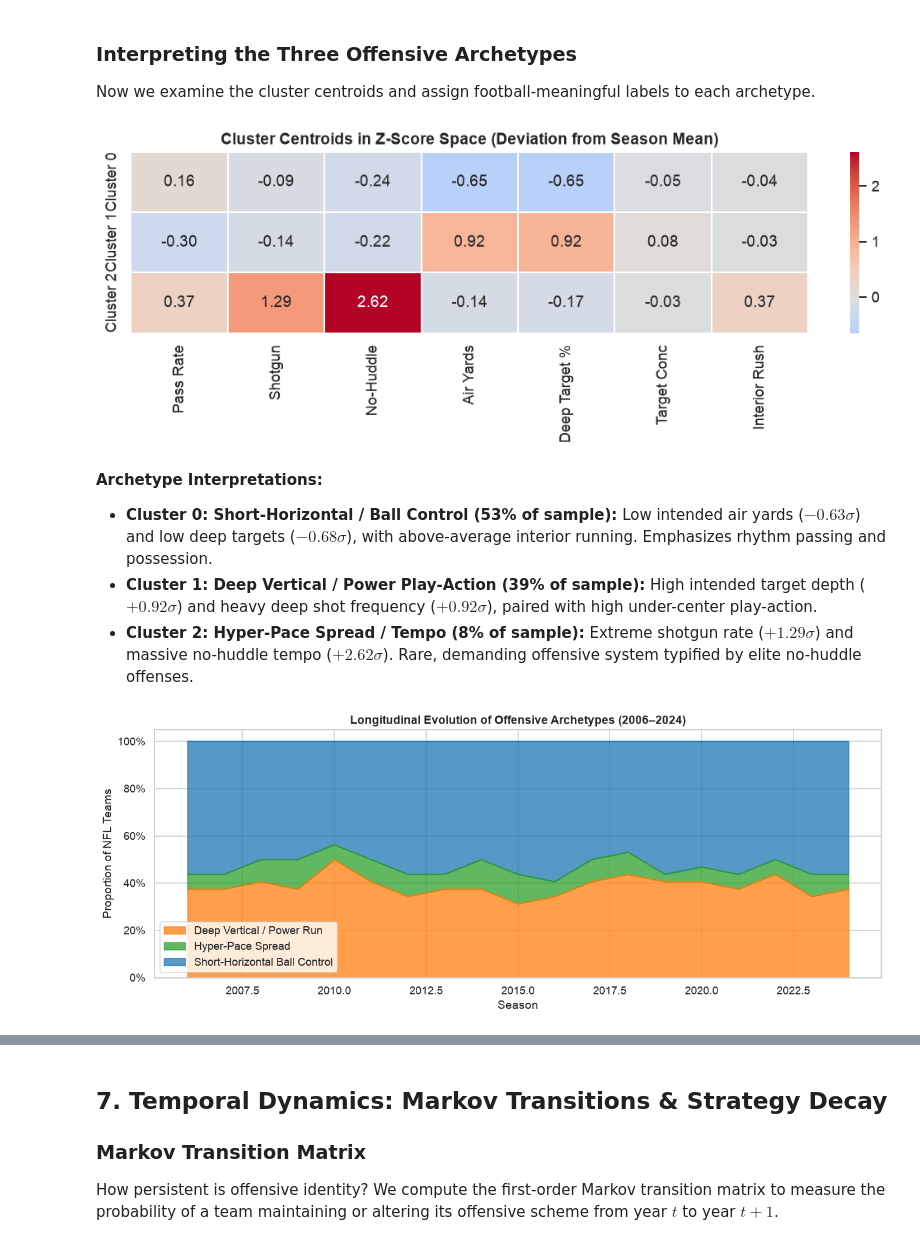
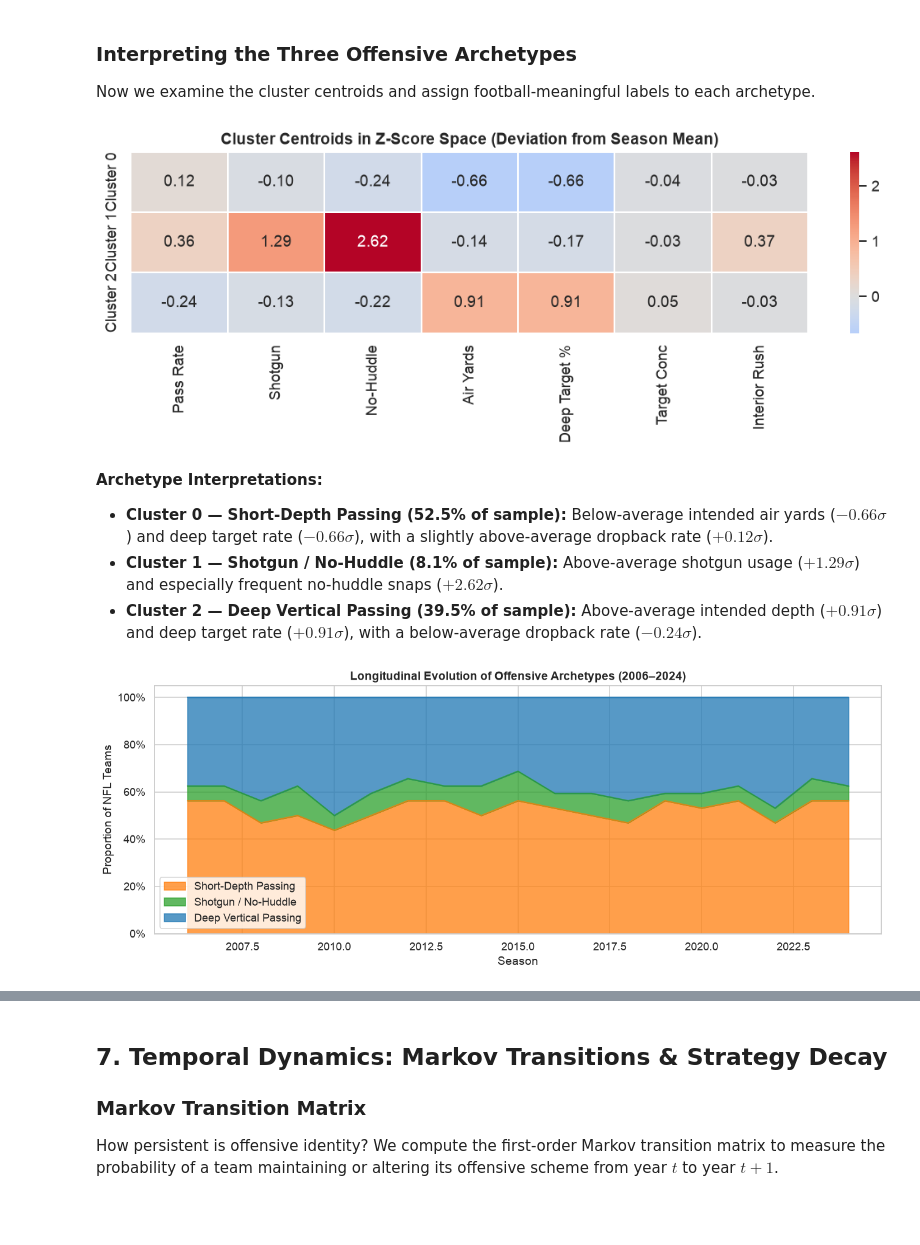
Before and after one commit to knabcd003/nfl-offensive-scheme-clustering, a Jupyter notebook: nfl_offensive_clustering.ipynb, the cells around one changed output, grey strips where cells are left out. Saved outputs shown, nothing was run; the diff lists cells and outputs as text; code cells hidden in the pictures; blank space fills up the shorter version.

```diff
--- a/nfl_offensive_clustering.ipynb
+++ b/nfl_offensive_clustering.ipynb
@@ -225,7 +230,8 @@ def build_tactical_features(df):
             'season': int(season),
             'team': team,
             'n_plays': n,
-            'pass_rate': len(passes) / n,
+            # Count called passing plays, including QB scrambles.
+            'pass_rate': grp['qb_dropback'].fillna(0).mean(),
             'shotgun_rate': grp['shotgun'].mean(),
             'no_huddle_rate': grp['no_huddle'].mean(),
             'air_yards_per_att': ay.mean() if len(ay) else np.nan,
@@ -253,6 +259,8 @@ FEATS = ['pass_rate', 'shotgun_rate', 'no_huddle_rate', 'air_yards_per_att',
 Z_FEATS = [f'{f}_z' for f in FEATS]
 
 df_z = df_team_raw.copy()
+df_z['team_clean'] = df_z['team'].replace(TEAM_ALIASES)
+assert not df_z.duplicated(['season', 'team_clean']).any()
 for f in FEATS:
     mu  = df_z.groupby('season')[f].transform('mean')
     sig = df_z.groupby('season')[f].transform('std')
@@ -423,39 +431,36 @@ Now we examine the cluster centroids and assign football-meaningful labels to ea
 # %%
 km_final = KMeans(n_clusters=3, init='k-means++', n_init=100, random_state=42)
 df_clean['cluster'] = km_final.fit_predict(X)
-
-# Compute continuous Euclidean distance to each centroid (used later for supervised models)
-for c in range(3):
-    df_clean[f'dist_centroid_{c}'] = np.linalg.norm(X - km_final.cluster_centers_[c], axis=1)
 
 centroids = pd.DataFrame(
     km_final.cluster_centers_,
     columns=['Pass Rate', 'Shotgun', 'No-Huddle', 'Air Yards', 'Deep Target %', 'Target Conc', 'Interior Rush'],
     index=['Cluster 0', 'Cluster 1', 'Cluster 2']
 )
 
 fig, ax = plt.subplots(figsize=(10, 3.8))
 sns.heatmap(centroids, annot=True, fmt='.2f', cmap='coolwarm', center=0, ax=ax, linewidths=1)
 ax.set_title('Cluster Centroids in Z-Score Space (Deviation from Season Mean)', fontweight='bold')
 plt.tight_layout()
 plt.show()
 # %% [output]
-[figure, old version]
+[figure, new version]
 # %% [markdown]
 **Archetype Interpretations:**
-- **Cluster 0: Short-Horizontal / Ball Control (53% of sample):** Low intended air yards ($-0.63\sigma$) and low deep targets ($-0.68\sigma$), with above-average interior running. Emphasizes rhythm passing and possession.
-- **Cluster 1: Deep Vertical / Power Play-Action (39% of sample):** High intended target depth ($+0.92\sigma$) and heavy deep shot frequency ($+0.92\sigma$), paired with high under-center play-action.
-- **Cluster 2: Hyper-Pace Spread / Tempo (8% of sample):** Extreme shotgun rate ($+1.29\sigma$) and massive no-huddle tempo ($+2.62\sigma$). Rare, demanding offensive system typified by elite no-huddle offenses.
+- **Cluster 0 — Short-Depth Passing (52.5% of sample):** Below-average intended air yards ($-0.66\sigma$) and deep target rate ($-0.66\sigma$), with a slightly above-average dropback rate ($+0.12\sigma$).
+- **Cluster 1 — Shotgun / No-Huddle (8.1% of sample):** Above-average shotgun usage ($+1.29\sigma$) and especially frequent no-huddle snaps ($+2.62\sigma$).
+- **Cluster 2 — Deep Vertical Passing (39.5% of sample):** Above-average intended depth ($+0.91\sigma$) and deep target rate ($+0.91\sigma$), with a below-average dropback rate ($-0.24\sigma$).
 # %%
 ARCHETYPES = {
-    0: 'Short-Horizontal Ball Control',
-    1: 'Deep Vertical / Power Run',
-    2: 'Hyper-Pace Spread'
+    0: 'Short-Depth Passing',
+    1: 'Shotgun / No-Huddle',
+    2: 'Deep Vertical Passing'
 }
 df_clean['archetype'] = df_clean['cluster'].map(ARCHETYPES)
 
 # Historical evolution of archetypes
 trend = pd.crosstab(df_clean['season'], df_clean['archetype'], normalize='index')
+trend = trend[list(ARCHETYPES.values())]
 
 fig, ax = plt.subplots(figsize=(12, 4.8))
 trend.plot.area(ax=ax, alpha=0.75, color=['#ff7f0e', '#2ca02c', '#1f77b4'])
@@ -467,7 +472,7 @@ ax.legend(loc='lower left')
 plt.tight_layout()
 plt.show()
 # %% [output]
-[figure, old version]
+[figure, new version]
 # %%
 # 2D PCA Cluster Projection
 from sklearn.decomposition import PCA
```
Also changed, not shown: parts of 26 cells of this notebook.
